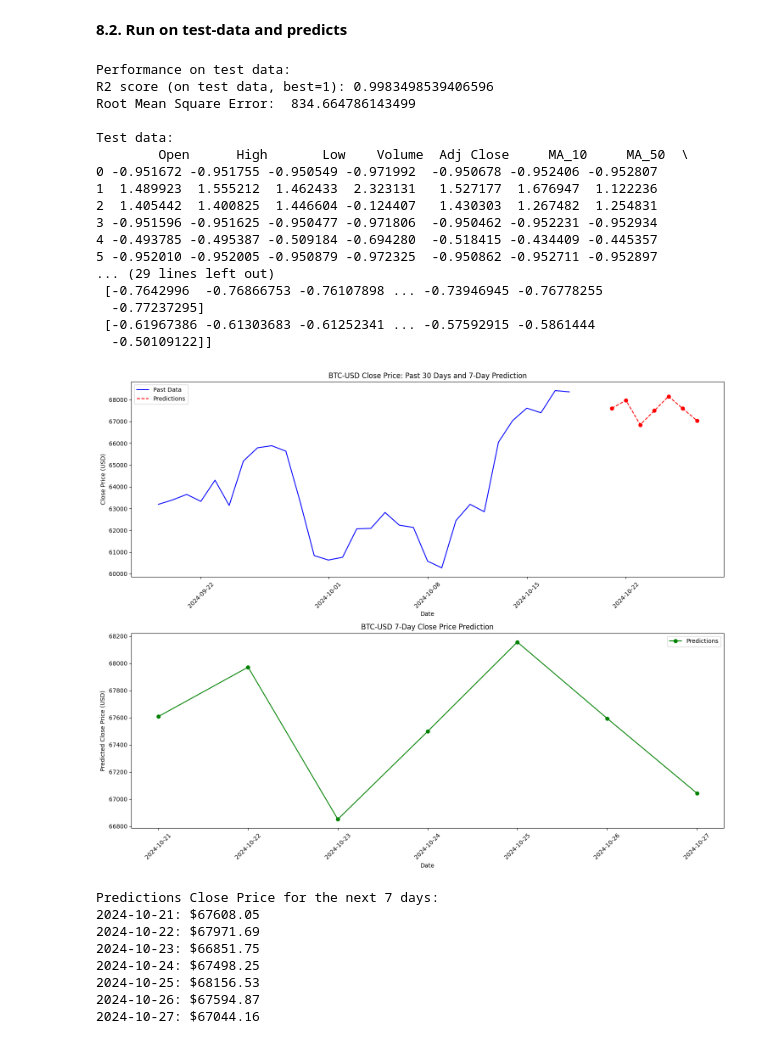
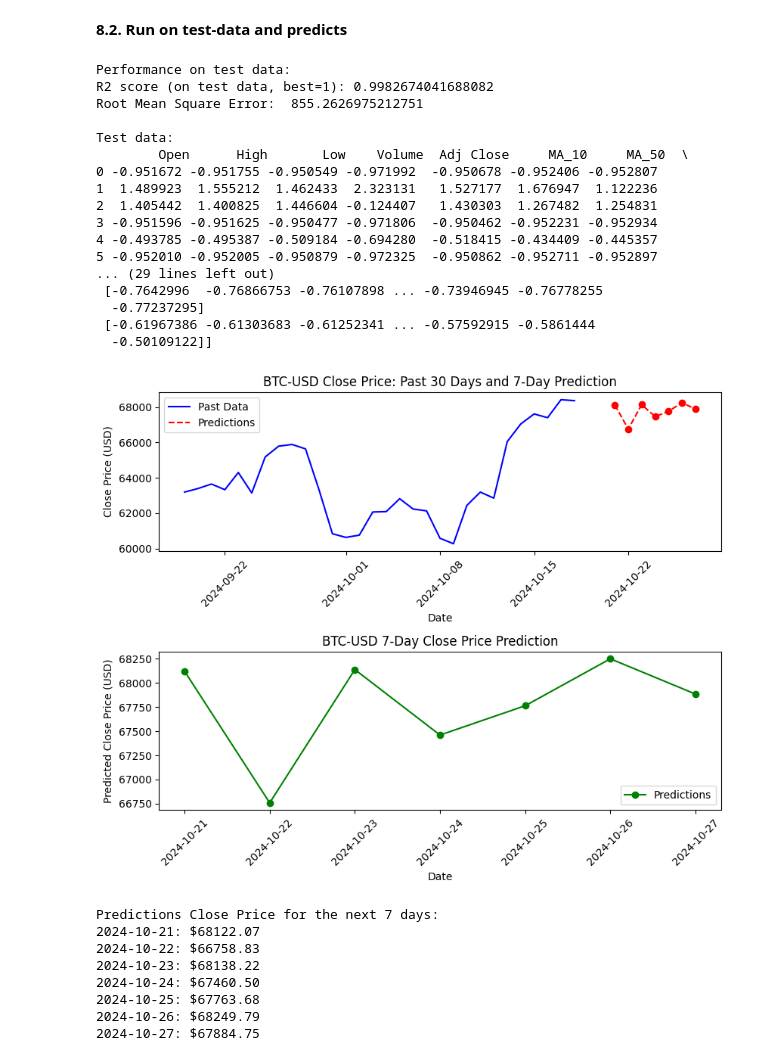
Before and after one commit to lbibi1805-dot/ML_Bitcoin, a Jupyter notebook: Evaluation/evalution.ipynb, the cells around one changed output. Drawn from its saved outputs; the diff is of its cells as text; code cells hidden in the pictures.

```diff
--- a/Evaluation/evalution.ipynb
+++ b/Evaluation/evalution.ipynb
@@ -915,7 +916,9 @@ rmse = 1199.0956734301915 {'algorithm': 'brute', 'leaf_size': 50, 'n_neighbors':
 # %% [markdown]
 **8.1. Pick the best model - the solution**
 # %%
-search = joblib.load('saved_objects/PolynomialRegression_gridsearch.pkl')
+choose_model = 0
+if choose_model == 0: search = joblib.load('saved_objects/PolynomialRegression_gridsearch.pkl')
+# elif choose_model == 1: search = joblib.load('saved_objects/KNNRegressor_gridsearch.pkl')
 best_model = search.best_estimator_
 print('\n____________ ANALYZE AND TEST SOLUTION ____________')
 print('SOLUTION: ' , best_model)
@@ -948,8 +951,8 @@ print("Labels:      ", list(y_test[0:9]),'\n')
 print("\nProcessed: \n", processed_test_set)
 # %% [output]
 Performance on test data:
-R2 score (on test data, best=1): 0.9983498539406596
-Root Mean Square Error:  834.664786143499
+R2 score (on test data, best=1): 0.9982674041688082
+Root Mean Square Error:  855.2626975212751
 
 Test data:
         Open      High       Low    Volume  Adj Close     MA_10     MA_50  \
@@ -975,26 +1021,6 @@ today = datetime.now().date()
 
 # Create a date range for the next 7 days
 future_dates = [today + timedelta(days=i) for i in range(7)]
-
-# Function to create features for a single day with some randomness
-def create_features(prev_data, date):
-    features = prev_data.copy()
-    features['Date'] = date
-    features['DayOfWeek'] = date.weekday()
-    features['DayOfMonth'] = date.day
-    features['Month'] = date.month
-
-    # Add some randomness to the price
-    random_change = np.random.normal(0, 0.02)  # 2% standard deviation
-    features['Close'] *= (1 + random_change)
-    features['Open'] *= (1 + random_change)
-    features['High'] *= (1 + random_change * 1.1)  # Slightly higher for High
-    features['Low'] *= (1 + random_change * 0.9)   # Slightly lower for Low
-
-    # Add randomness to volume
-    features['Volume'] *= (1 + np.random.normal(0, 0.1))  # 10% standard deviation
-
-    return features
 
 # Create future data
 future_data = []
@@ -1031,41 +1057,41 @@ future_predictions = all_predictions[-7:]
 last_30_days = btc_data.iloc[-30:]
 
 # Create a figure with two subplots
-fig, (ax1, ax2) = plt.subplots(2, 1, figsize=(15, 12))
+fig, (ax1, ax2) = plt.subplots(2, 1, figsize=(8.5, 7))
 
 # Plot 1: Past data and future predictions
 ax1.plot(last_30_days.index, last_30_days['Close'], label='Past Data', color='blue')
 ax1.plot(future_dates, future_predictions, label='Predictions', color='red', linestyle='--')
 ax1.scatter(future_dates, future_predictions, color='red')
 ax1.set_title('BTC-USD Close Price: Past 30 Days and 7-Day Prediction')
 ax1.set_xlabel('Date')
 ax1.set_ylabel('Close Price (USD)')
 ax1.legend()
 ax1.tick_params(axis='x', rotation=45)
 
 # Plot 2: Only future predictions
 ax2.plot(future_dates, future_predictions, label='Predictions', color='green', marker='o')
 ax2.set_title('BTC-USD 7-Day Close Price Prediction')
 ax2.set_xlabel('Date')
 ax2.set_ylabel('Predicted Close Price (USD)')
 ax2.legend()
 ax2.tick_params(axis='x', rotation=45)
 
 # Adjust layout and display the plot
 plt.tight_layout()
 plt.show()
 
 # Print out the predictions
 print("\nPredictions Close Price for the next 7 days:")
 for date, price in zip(future_dates, future_predictions):
     print(f"{date.strftime('%Y-%m-%d')}: ${price:.2f}")
 # %% [output]
-[figure, old version]
+[figure, new version]
 Predictions Close Price for the next 7 days:
-2024-10-21: $67608.05
-2024-10-22: $67971.69
-2024-10-23: $66851.75
-2024-10-24: $67498.25
-2024-10-25: $68156.53
-2024-10-26: $67594.87
-2024-10-27: $67044.16
+2024-10-21: $68122.07
+2024-10-22: $66758.83
+2024-10-23: $68138.22
+2024-10-24: $67460.50
+2024-10-25: $67763.68
+2024-10-26: $68249.79
+2024-10-27: $67884.75
```
Also changed, not shown: parts of 8 cells of this notebook, 4 other files.
